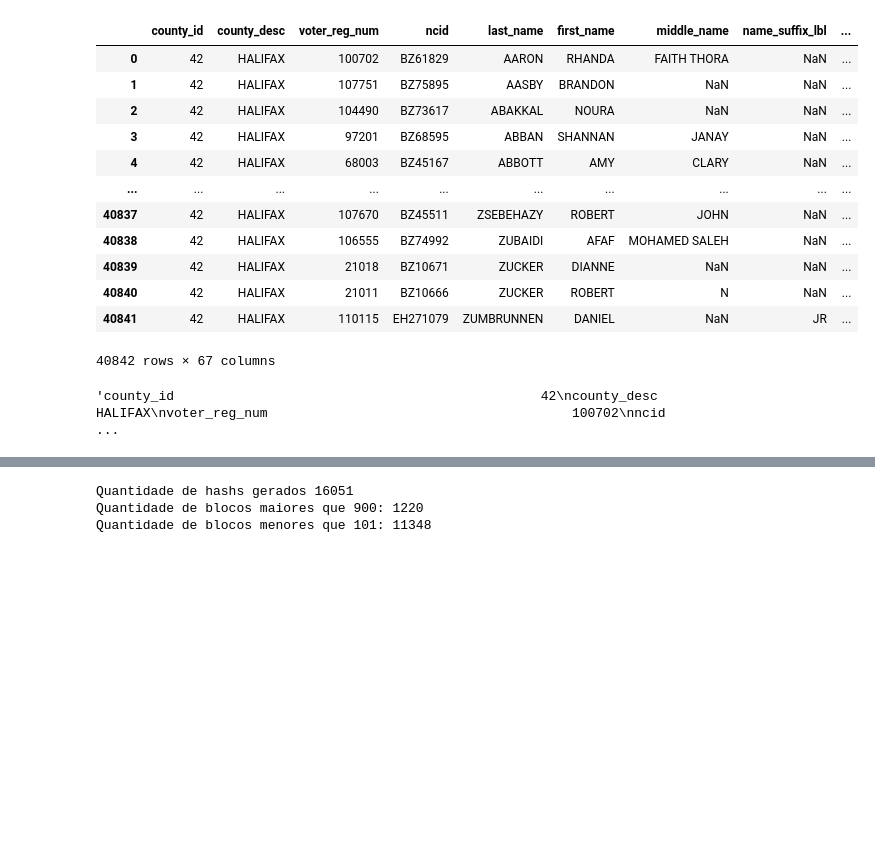
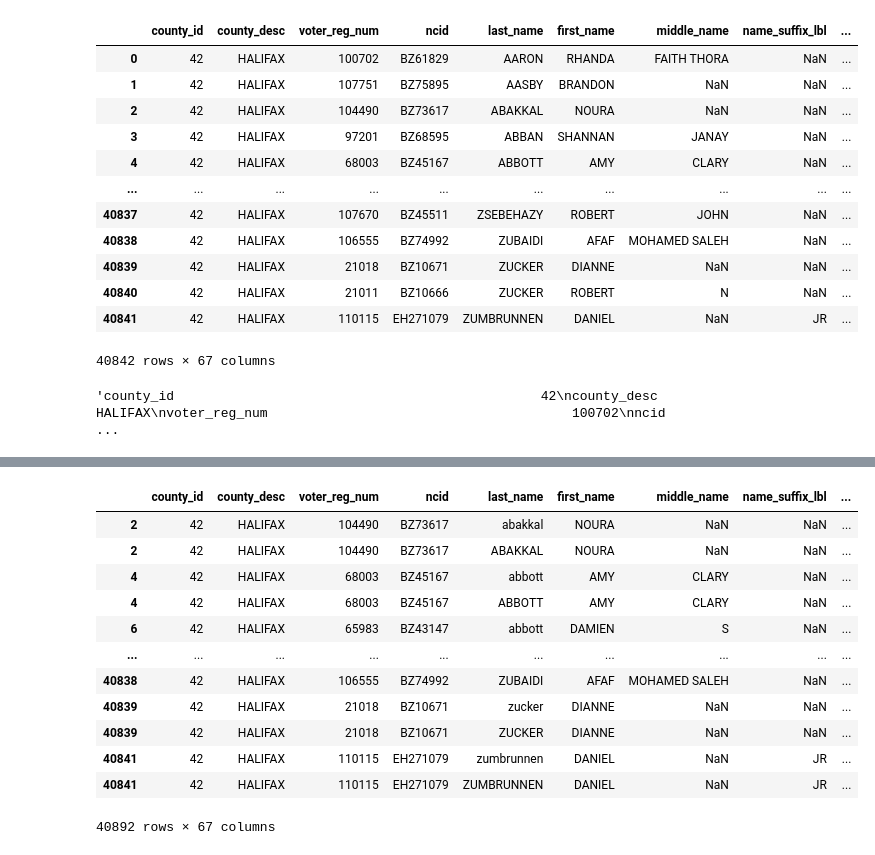
Before and after one commit to pereiraIgor/approximate-blocking, a Jupyter notebook: analise_de_dados/criando_dataset_matching.ipynb, the cells around one changed output, grey strips where cells are left out. Cells and saved outputs as stored; diff of their text form; code cells hidden in the pictures; blank space fills up the shorter version.

```diff
--- a/analise_de_dados/criando_dataset_matching.ipynb
+++ b/analise_de_dados/criando_dataset_matching.ipynb
@@ -62,6 +148,22 @@ for _, record in df_selected.iterrows():
 
 # Passo 3: Criar o DataFrame B
 df_b = pd.DataFrame(perturbed_records)
+# %%
+df_b
+# %% [output]
+|  | county_id | county_desc | voter_reg_num | ncid | last_name | first_name | middle_name | name_suffix_lbl | ... |
+| 2 | 42 | HALIFAX | 104490 | BZ73617 | abakkal | NOURA | NaN | NaN | ... |
+| 2 | 42 | HALIFAX | 104490 | BZ73617 | ABAKKAL | NOURA | NaN | NaN | ... |
+| 4 | 42 | HALIFAX | 68003 | BZ45167 | abbott | AMY | CLARY | NaN | ... |
+| 4 | 42 | HALIFAX | 68003 | BZ45167 | ABBOTT | AMY | CLARY | NaN | ... |
+| 6 | 42 | HALIFAX | 65983 | BZ43147 | abbott | DAMIEN | S | NaN | ... |
+| ... | ... | ... | ... | ... | ... | ... | ... | ... | ... |
+| 40838 | 42 | HALIFAX | 106555 | BZ74992 | ZUBAIDI | AFAF | MOHAMED SALEH | NaN | ... |
+| 40839 | 42 | HALIFAX | 21018 | BZ10671 | zucker | DIANNE | NaN | NaN | ... |
+| 40839 | 42 | HALIFAX | 21018 | BZ10671 | ZUCKER | DIANNE | NaN | NaN | ... |
+| 40841 | 42 | HALIFAX | 110115 | EH271079 | zumbrunnen | DANIEL | NaN | JR | ... |
+| 40841 | 42 | HALIFAX | 110115 | EH271079 | ZUMBRUNNEN | DANIEL | NaN | JR | ... |
+40892 rows × 67 columns
 # %%
 df_b.to_csv('ncvoter42_perturbed.csv', index=False)
 # %%
@@ -71,11 +170,0 @@ valores = [1000, 1000, 33, 1000, 1000, 1000, 9, 483, 1000, 704, 297, 844, 1000,
-# %%
-import numpy as np
-quantidade_1000 = len([valor for valor in valores if valor > 900])
-quantidade_100 = len([valor for valor in valores if valor < 101])
-print(f"Quantidade de hashs gerados {len(valores)}")
-print(f"Quantidade de blocos maiores que 900: {quantidade_1000}")
-print(f"Quantidade de blocos menores que 101: {quantidade_100}")
-# %% [output]
-Quantidade de hashs gerados 16051
-Quantidade de blocos maiores que 900: 1220
-Quantidade de blocos menores que 101: 11348
```
Also changed, not shown: parts of 11 cells of this notebook, 7 other files.
